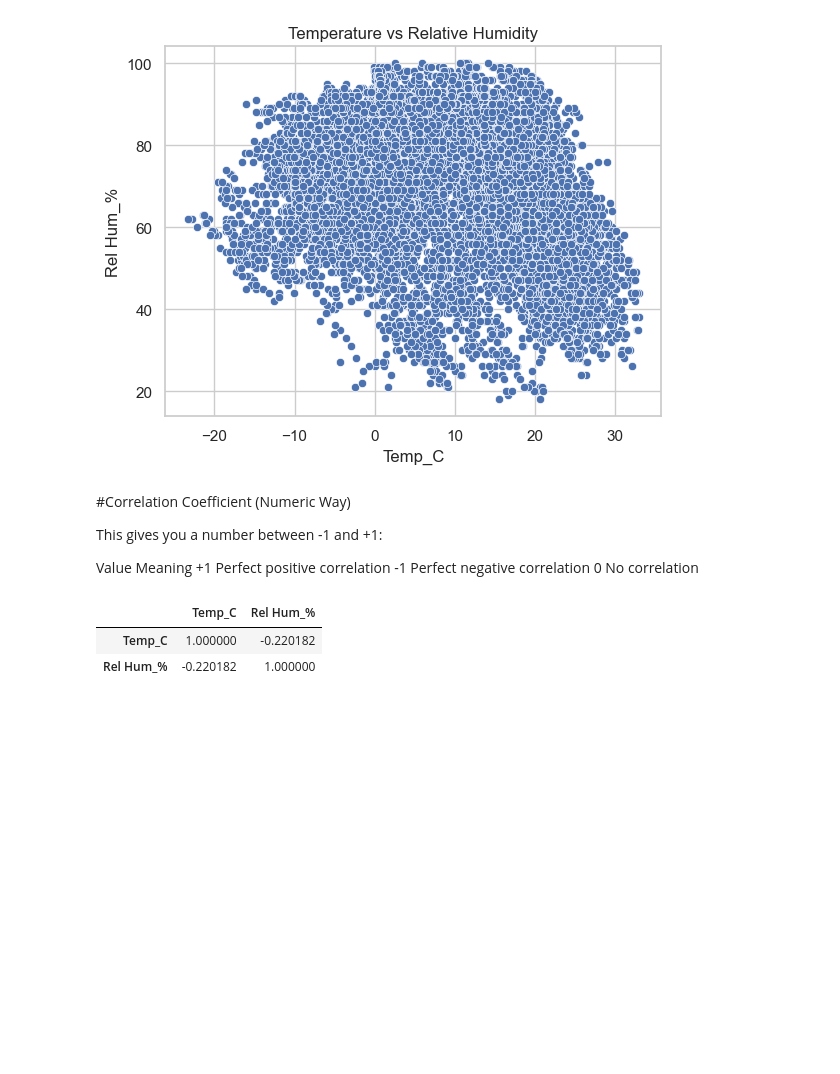
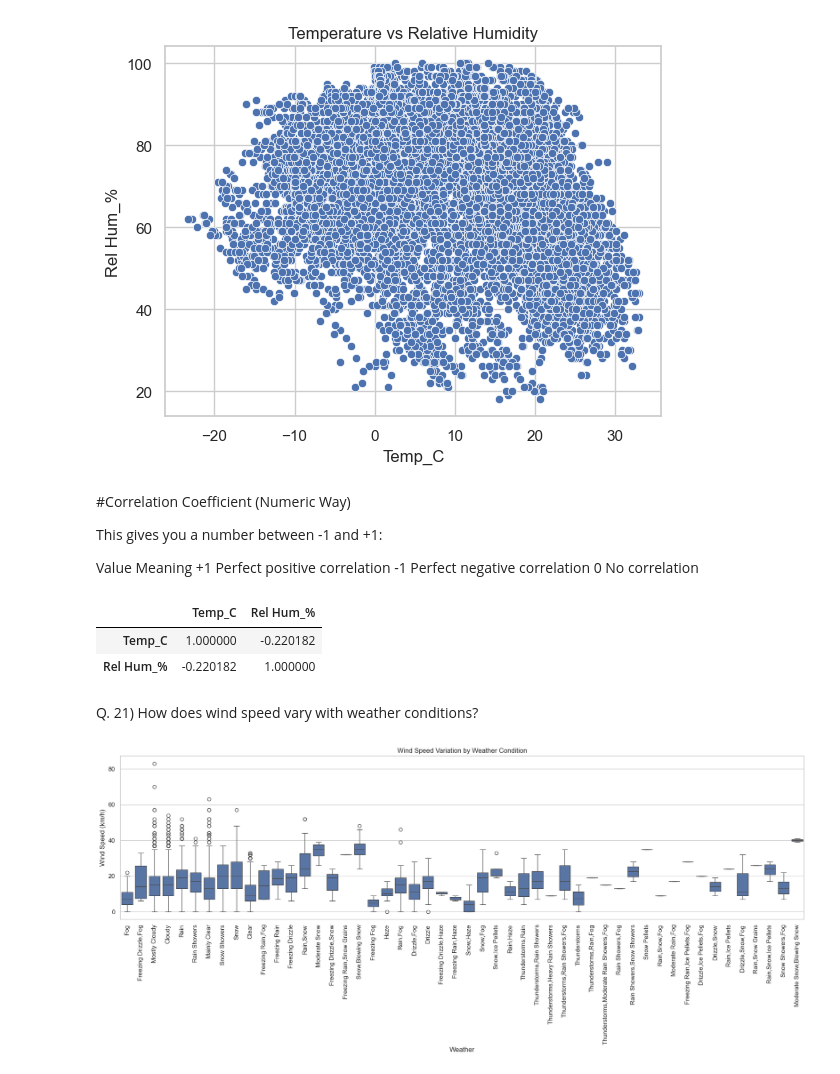
Before and after one commit to ShawnMuktadir/Weather-Data-Analysis, a Jupyter notebook: project 1 - weather.ipynb, the cells around one changed output. Cells and saved outputs as stored; diff of their text form; code cells hidden in the pictures; blank space fills up the shorter version.

Commit message:
Add Visualization

```diff
--- a/project 1 - weather.ipynb
+++ b/project 1 - weather.ipynb
@@ -574,3 +574,25 @@ data[['Temp_C', 'Rel Hum_%']].corr()
 |  | Temp_C | Rel Hum_% |
 | Temp_C | 1.000000 | -0.220182 |
 | Rel Hum_% | -0.220182 | 1.000000 |
+# %% [markdown]
+Q. 21) How does wind speed vary with weather conditions?
+# %%
+#Chart: Box Plot
+#Purpose: Compare distribution across categories.
+
+# Set the figure size (e.g., 18 inches wide by 6 inches tall)
+plt.figure(figsize=(18, 8))
+sns.boxplot(x='Weather', y='Wind Speed_km/h', data=data)
+# Rotate x-axis labels for better readability
+plt.xticks(rotation=90)
+
+# Set labels and title (optional)
+plt.xlabel('Weather')
+plt.ylabel('Wind Speed (km/h)')
+plt.title('Wind Speed Variation by Weather Condition')
+
+# Show the plot
+plt.tight_layout()
+plt.show()
+# %% [output]
+[figure, added]
```
Also changed, not shown: parts of 6 cells of this notebook.
